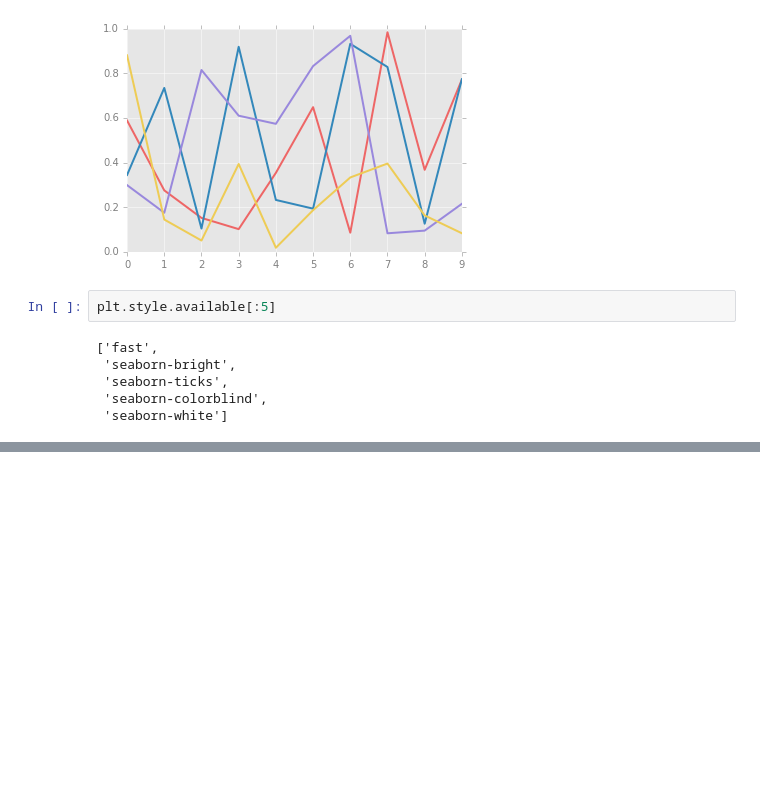
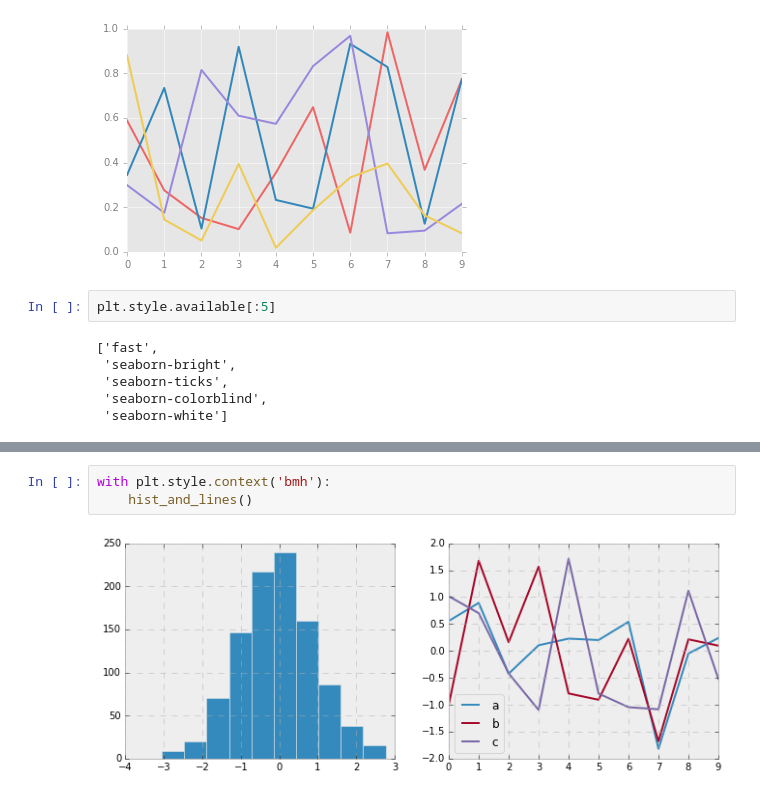
Before and after one commit to birromer/pdsh, a Jupyter notebook: matplotlib-configurations-and-stylesheets.ipynb, the cells around one changed output, grey strips where cells are left out. Cells and saved outputs as stored; diff of their text form; blank space fills up the shorter version.

```diff
--- a/matplotlib-configurations-and-stylesheets.ipynb
+++ b/matplotlib-configurations-and-stylesheets.ipynb
@@ -81,0 +99,5 @@ def hist_and_lines():
+# %%
+with plt.style.context('bmh'):
+    hist_and_lines()
+# %% [output]
+[figure, added]
```
Also changed, not shown: parts of 8 cells of this notebook, 1 other file.
